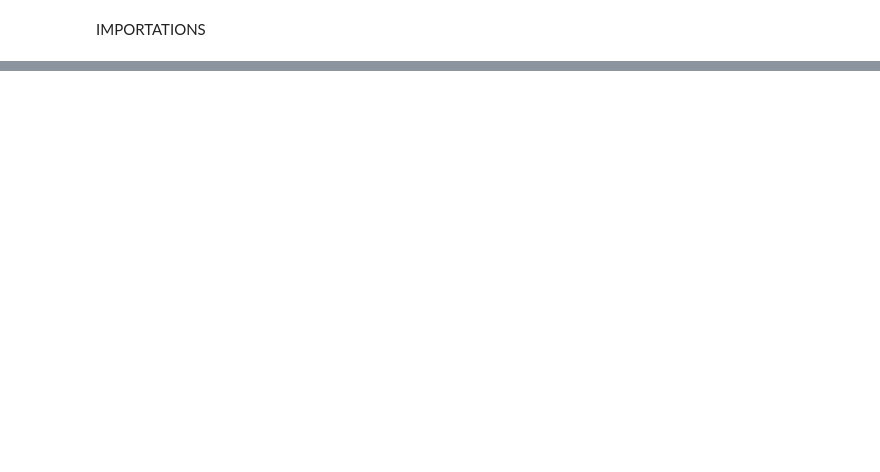
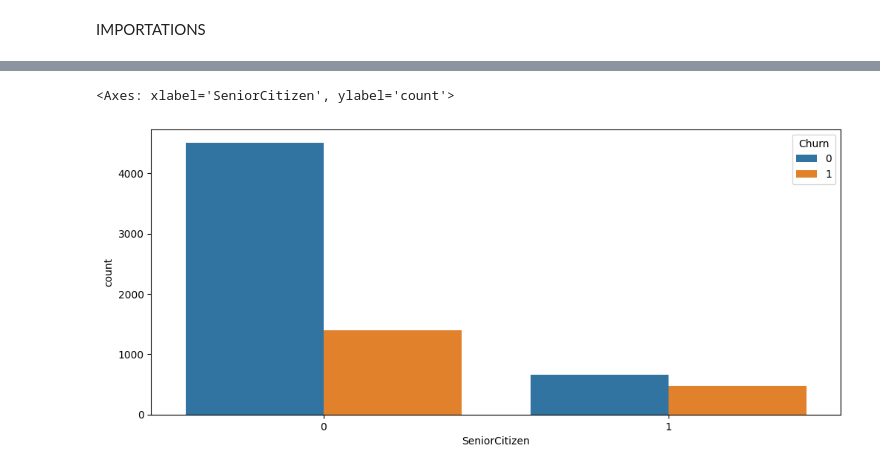
Before and after one commit to musah29/Teleco_Customer_Churn_Analysis, a Jupyter notebook: LP3_TELCO_CHURN_ANALYSIS.ipynb, the cells around one changed output, grey strips where cells are left out. Saved outputs shown, nothing was run; the diff lists cells and outputs as text; code cells hidden in the pictures; blank space fills up the shorter version.

```diff
--- a/LP3_TELCO_CHURN_ANALYSIS.ipynb
+++ b/LP3_TELCO_CHURN_ANALYSIS.ipynb
@@ -19,0 +136,7 @@ customer_list=pd.read_csv('')
+# %%
+plt.figure(figsize=[12,5])
+plt.subplot(111)
+sns.countplot(x='SeniorCitizen',hue='Churn',data=customer_list)
+# %% [output]
+<Axes: xlabel='SeniorCitizen', ylabel='count'>
+[figure, added]
```
Also changed, not shown: parts of 24 cells of this notebook.
